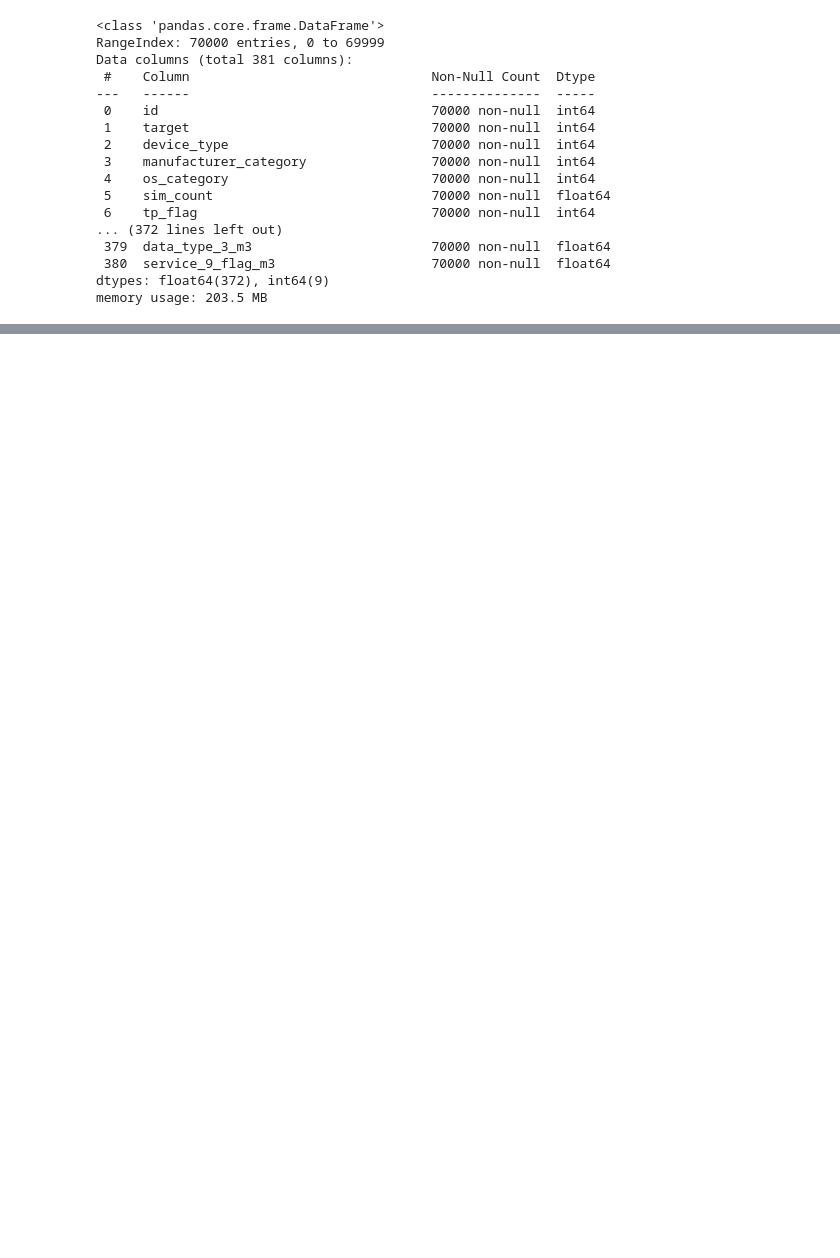
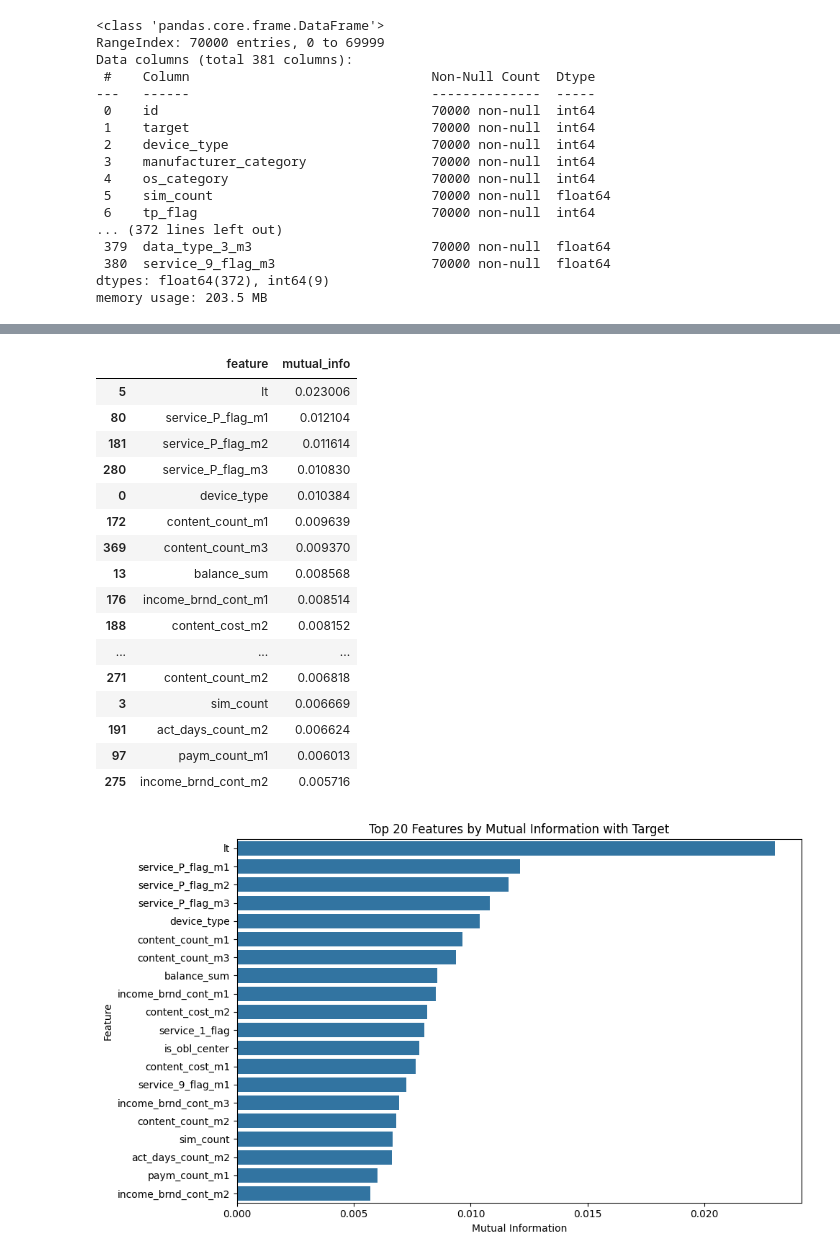
Before and after one commit to nnnnastia/ML_music_challenge, a Jupyter notebook: ML_project.ipynb, the cells around one changed output, grey strips where cells are left out. Cells and saved outputs as stored; diff of their text form; code cells hidden in the pictures; blank space fills up the shorter version.

```diff
--- a/ML_project.ipynb
+++ b/ML_project.ipynb
@@ -389,0 +581,39 @@ memory usage: 203.5 MB
+# %%
+# 4) Mutual Information: captures non-linear dependency between feature and target
+mi = mutual_info_classif(X, y, random_state=42)
+
+mi_df = (
+    pd.DataFrame({"feature": X.columns, "mutual_info": mi})
+    .sort_values("mutual_info", ascending=False)
+)
+
+# Show top 20 MI features
+display(mi_df.head(20))
+
+# Plot top 20 MI features
+plt.figure(figsize=(10, 6))
+sns.barplot(data=mi_df.head(20), y="feature", x="mutual_info")
+plt.title("Top 20 Features by Mutual Information with Target")
+plt.xlabel("Mutual Information")
+plt.ylabel("Feature")
+plt.tight_layout()
+plt.show()
+# %% [output]
+|  | feature | mutual_info |
+| 5 | lt | 0.023006 |
+| 80 | service_P_flag_m1 | 0.012104 |
+| 181 | service_P_flag_m2 | 0.011614 |
+| 280 | service_P_flag_m3 | 0.010830 |
+| 0 | device_type | 0.010384 |
+| 172 | content_count_m1 | 0.009639 |
+| 369 | content_count_m3 | 0.009370 |
+| 13 | balance_sum | 0.008568 |
+| 176 | income_brnd_cont_m1 | 0.008514 |
+| 188 | content_cost_m2 | 0.008152 |
+| ... | ... | ... |
+| 271 | content_count_m2 | 0.006818 |
+| 3 | sim_count | 0.006669 |
+| 191 | act_days_count_m2 | 0.006624 |
+| 97 | paym_count_m1 | 0.006013 |
+| 275 | income_brnd_cont_m2 | 0.005716 |
+[figure, added]
```
Also changed, not shown: parts of 63 cells of this notebook, 1 other file.
